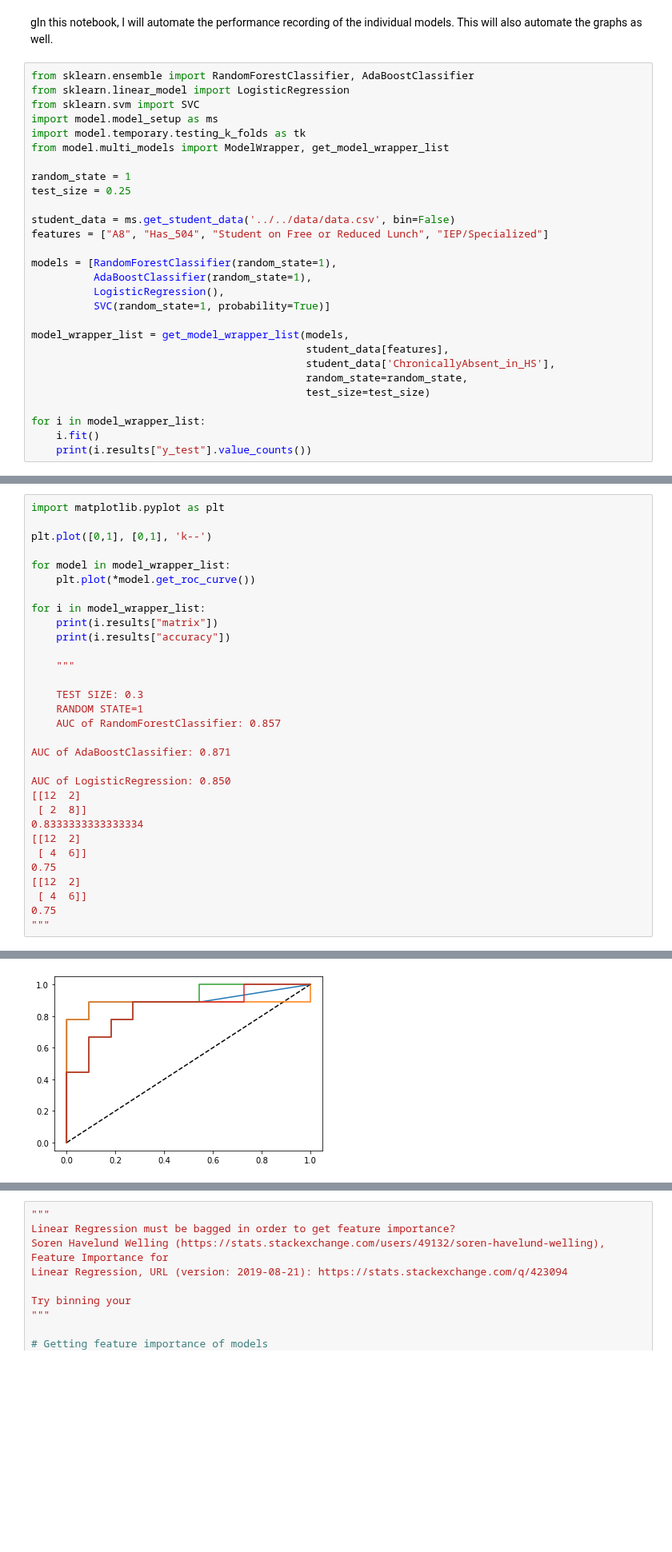
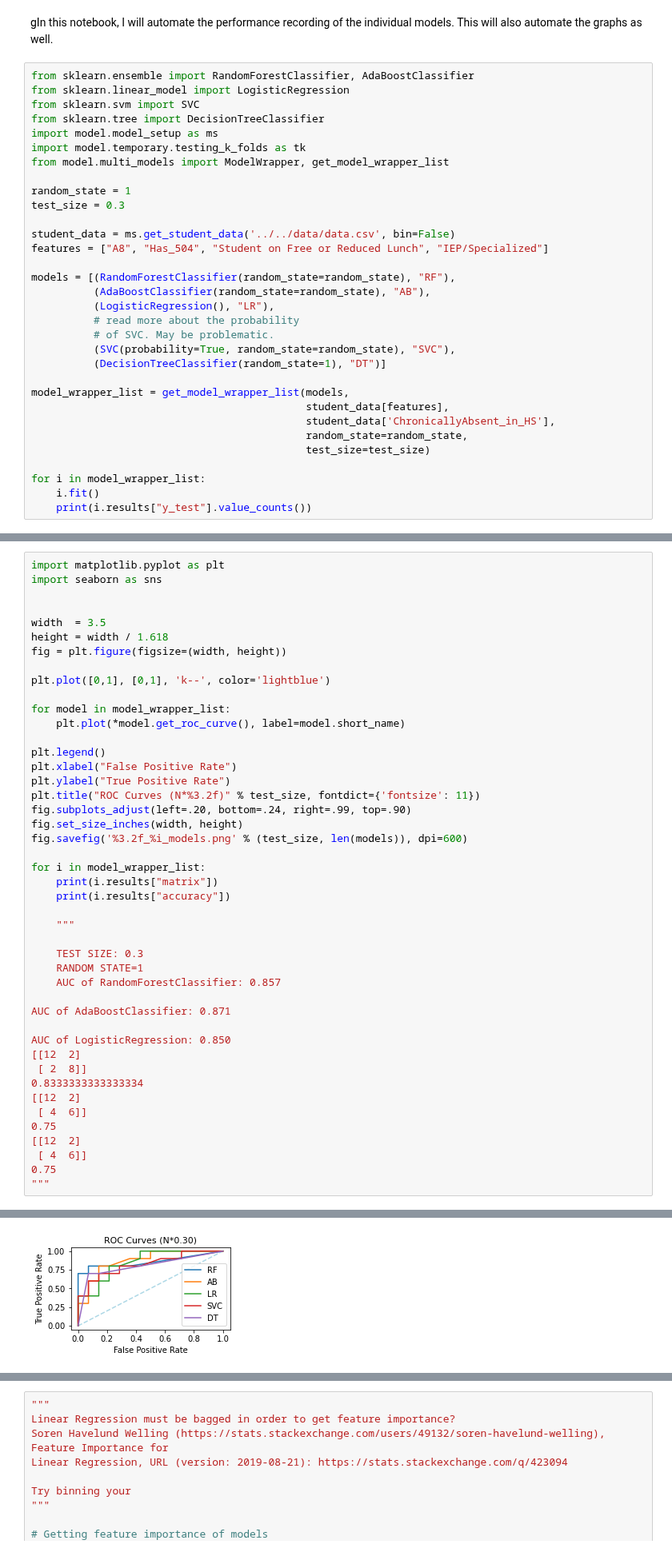
Before and after one commit to kevinmonisit/Research, a Jupyter notebook: model/notebooks/multi_model_graphs.ipynb, the cells around one changed output, grey strips where cells are left out. Shown at 80% size. Saved outputs shown, nothing was run; the diff lists cells and outputs as text; blank space fills up the shorter version.

```diff
--- a/model/notebooks/multi_model_graphs.ipynb
+++ b/model/notebooks/multi_model_graphs.ipynb
@@ -5,20 +5,24 @@ This will also automate the graphs as well.
 from sklearn.ensemble import RandomForestClassifier, AdaBoostClassifier
 from sklearn.linear_model import LogisticRegression
 from sklearn.svm import SVC
+from sklearn.tree import DecisionTreeClassifier
 import model.model_setup as ms
 import model.temporary.testing_k_folds as tk
 from model.multi_models import ModelWrapper, get_model_wrapper_list
 
 random_state = 1
-test_size = 0.25
+test_size = 0.3
 
 student_data = ms.get_student_data('../../data/data.csv', bin=False)
 features = ["A8", "Has_504", "Student on Free or Reduced Lunch", "IEP/Specialized"]
 
-models = [RandomForestClassifier(random_state=1),
-          AdaBoostClassifier(random_state=1),
-          LogisticRegression(),
-          SVC(random_state=1, probability=True)]
+models = [(RandomForestClassifier(random_state=random_state), "RF"),
+          (AdaBoostClassifier(random_state=random_state), "AB"),
+          (LogisticRegression(), "LR"),
+          # read more about the probability
+          # of SVC. May be problematic.
+          (SVC(probability=True, random_state=random_state), "SVC"),
+          (DecisionTreeClassifier(random_state=1), "DT")]
 
 model_wrapper_list = get_model_wrapper_list(models,
                                             student_data[features],
@@ -102,10 +104,24 @@ AUC of SVC: 0.848
 # %%
 import matplotlib.pyplot as plt
+import seaborn as sns
 
-plt.plot([0,1], [0,1], 'k--')
+
+width  = 3.5
+height = width / 1.618
+fig = plt.figure(figsize=(width, height))
+
+plt.plot([0,1], [0,1], 'k--', color='lightblue')
 
 for model in model_wrapper_list:
-    plt.plot(*model.get_roc_curve())
+    plt.plot(*model.get_roc_curve(), label=model.short_name)
+
+plt.legend()
+plt.xlabel("False Positive Rate")
+plt.ylabel("True Positive Rate")
+plt.title("ROC Curves (N*%3.2f)" % test_size, fontdict={'fontsize': 11})
+fig.subplots_adjust(left=.20, bottom=.24, right=.99, top=.90)
+fig.set_size_inches(width, height)
+fig.savefig('%3.2f_%i_models.png' % (test_size, len(models)), dpi=600)
 
 for i in model_wrapper_list:
     print(i.results["matrix"])
@@ -153,4 +167,4 @@ AUC of SVC: 0.848
-[figure, old version]
+[figure, new version]
 # %%
 import matplotlib.pyplot as plt
 
```
Also changed, not shown: parts of 4 cells of this notebook, 2 other files.
